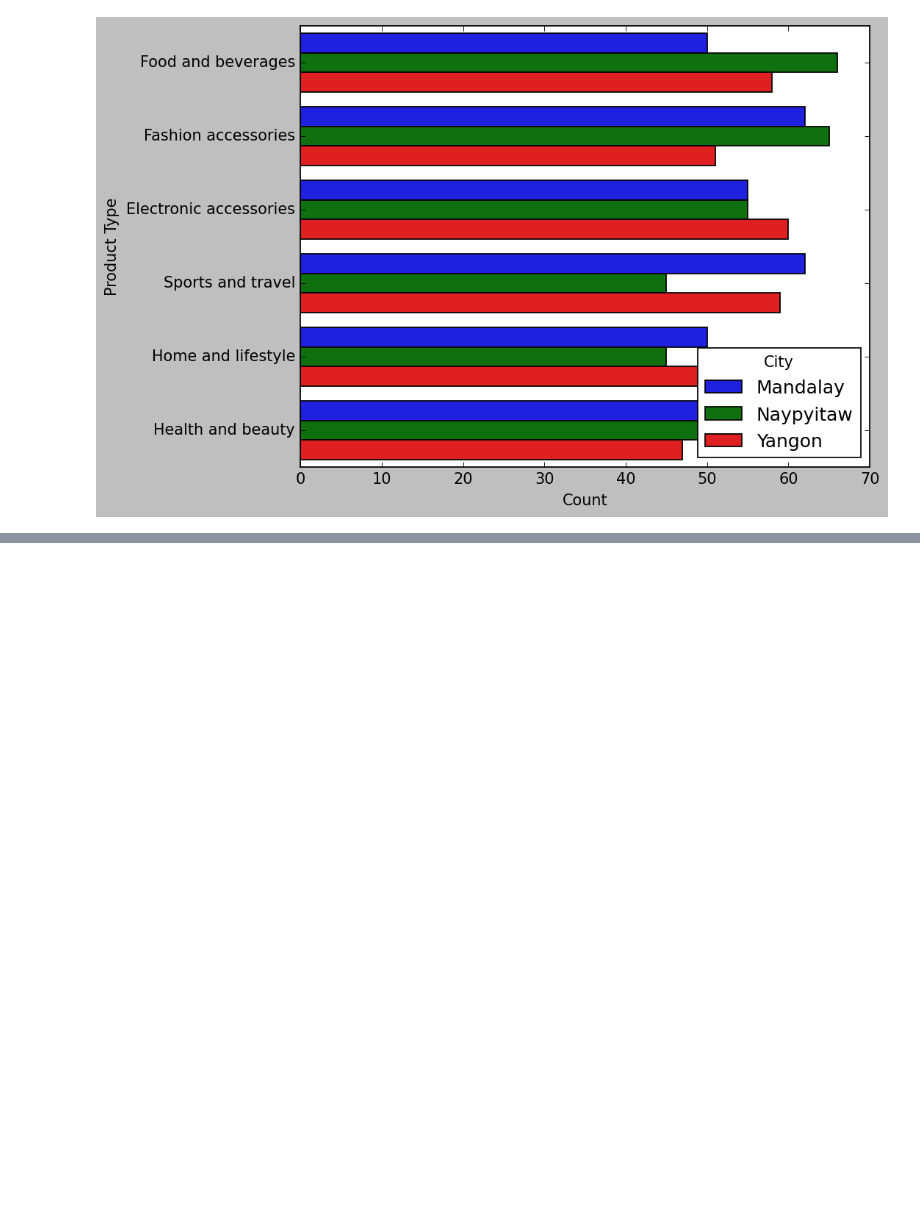
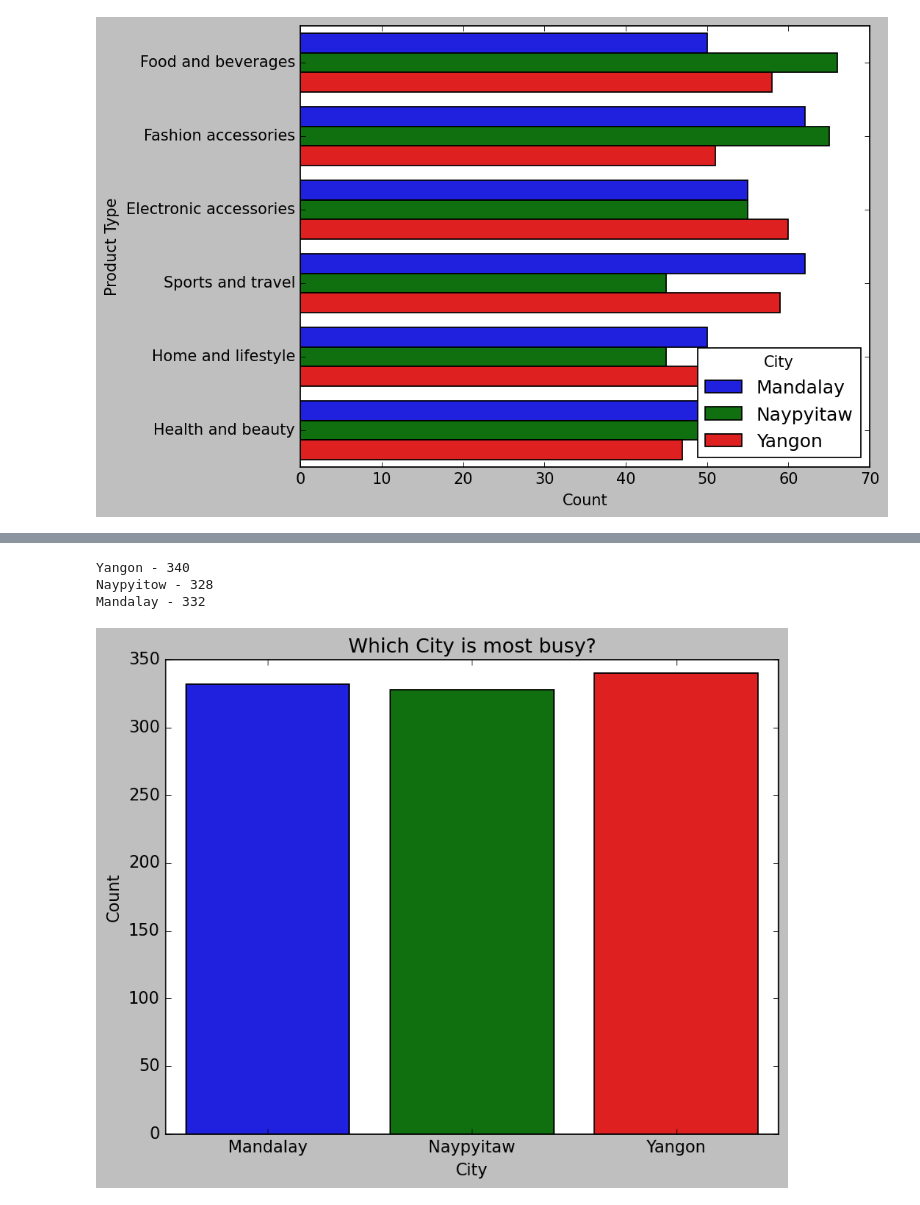
Before and after one commit to FariH004/Supermarket-Sales-Analysis, a Jupyter notebook: code.ipynb, the cells around one changed output, grey strips where cells are left out. Saved outputs shown, nothing was run; the diff lists cells and outputs as text; code cells hidden in the pictures; blank space fills up the shorter version.

```diff
--- a/code.ipynb
+++ b/code.ipynb
@@ -365,0 +374,20 @@ plt.show()
+# %%
+
+plt.figure(dpi=125)
+sns.countplot(x='City', data=sales)
+plt.xlabel('City')
+plt.ylabel('Count')
+plt.title('Which City is most busy?')
+
+A, B, C = sales['City'].value_counts()
+
+print('Yangon -', A)
+print('Naypyitow -', C)
+print('Mandalay -', B)
+
+plt.show()
+# %% [output]
+Yangon - 340
+Naypyitow - 328
+Mandalay - 332
+[figure, added]
```
Also changed, not shown: parts of 1 cell of this notebook.
